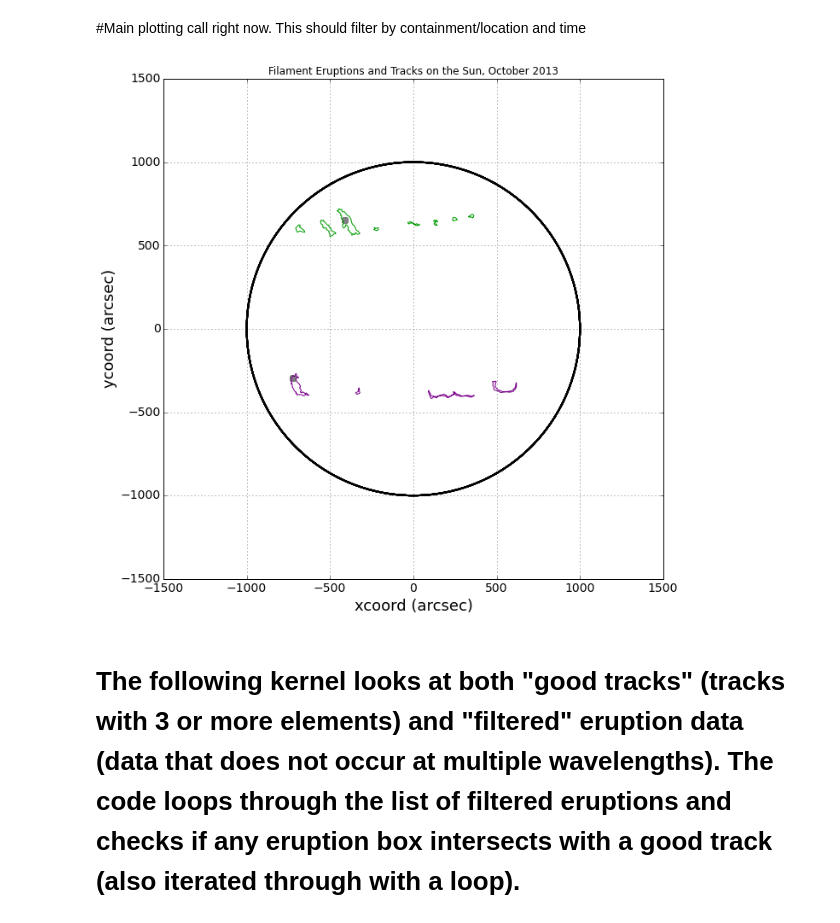
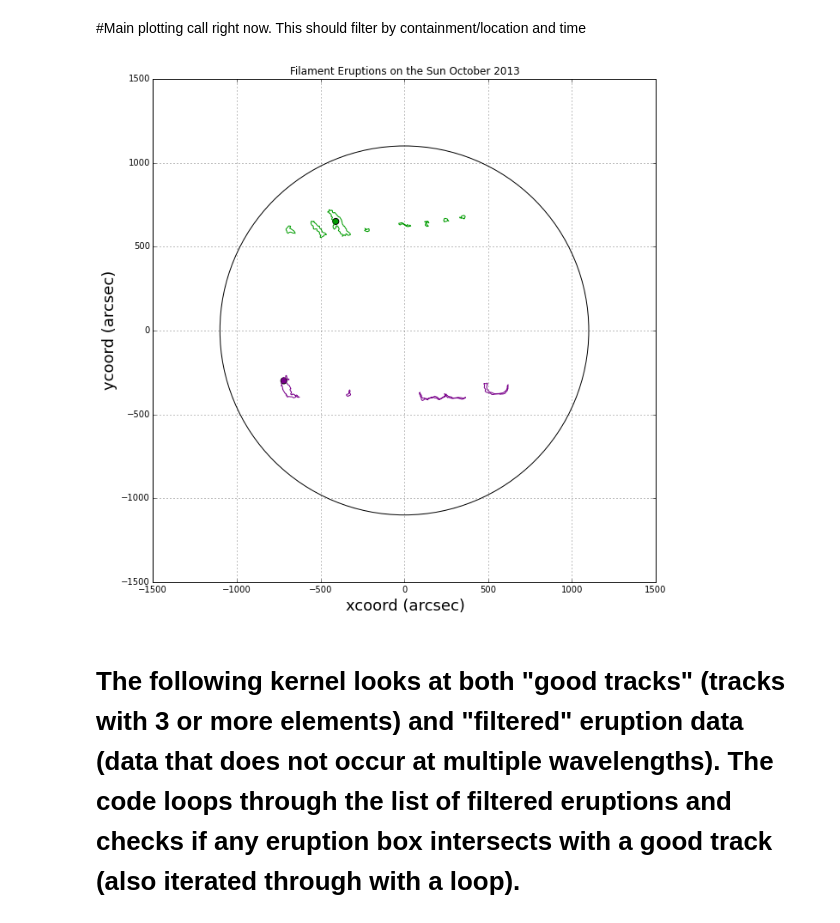
Before and after one commit to Nschanche/Filament_tracking, a Jupyter notebook: Untitled0.ipynb, the cells around one changed output. Drawn from its saved outputs; the diff is of its cells as text; code cells hidden in the pictures.

```diff
--- a/Untitled0.ipynb
+++ b/Untitled0.ipynb
@@ -236,11 +192,45 @@ good_polygons=[] #Trying to find polygon data for the filaments that contained e
 for i in range(len(good_tracks)): #iterating through the whole list of tracks
     if good_tracks['Track No.'][i] in contained:  #if the track number is in the lists created previously
          good_polygons.append((good_tracks['Track No.'][i],good_tracks['HPC_BB_Poly'][i]))#append the polygon data to good polygons
-# %%
-for poly in good_polygons: #plotting those filaments that have eruptions contained within them
-    SetupSunPlotColor(filtered2, poly[0], poly[1]) #filament eruption coordinates, track number, track polygon coordinates
-# %% [output]
-[figure, removed]
+# %%
+####makes a colorscale for the eruptions
+colorscale=[]
+norm = mpl.colors.Normalize(vmin=0, vmax=280)
+cmap = plt.get_cmap('nipy_spectral')
+m = cm.ScalarMappable(norm=norm, cmap=cmap)
+for item in contained: #plotting those filaments that have eruptions contained within them
+    scale1= m.to_rgba(item)
+    colorscale.append(scale1)
+
+####plots eruptions/sun
+plt.grid(True)
+plt.ylabel('ycoord (arcsec)',fontsize=18)
+plt.xlabel('xcoord (arcsec)',fontsize=18)
+plt.axis([-1500, 1500, -1500, 1500])
+longitude = [elem["hpc_x"]for elem in filtered2]
+latitude = [elem["hpc_y"] for elem in filtered2]
+fig=plt.scatter(longitude,latitude,c= colorscale,s=50)
+Sun=plt.Circle((0,0), radius=1100, color='black', fill=False)
+plt.gcf().gca().add_artist(Sun)
+plt.title('Filament Eruptions on the Sun October 2013')
+fig1 = plt.gcf()
+fig1.set_size_inches(10.5,10.5)
+ax = fig1.add_subplot(111)
+ax.set_aspect('equal')
+
+####plots filament tracks
+for poly in good_polygons:
+    scale=m.to_rgba(poly[0])
+    plot_polygon=plt.Polygon(loads(poly[1]).exterior,color=scale,linewidth=1,fill=None)
+    fig1.gca().add_artist(plot_polygon)
+plt.show()
+
+#original call
+#for poly in good_polygons:
+    #SetupSunPlotColor(poly[0], poly[1])
+#SetupSunPlotColor(filtered2, poly[0], poly[1])
+# %% [output]
+[figure, added]
 # %%
 #for poly in everything: #plotting those filaments that have eruptions contained within them
     #PracticePlot(filtered2, poly[0], poly[1], poly[2]) #filament eruption coordinates, track number, track polygon coordinates
```
Also changed, not shown: parts of 16 cells of this notebook, 1 other file.
